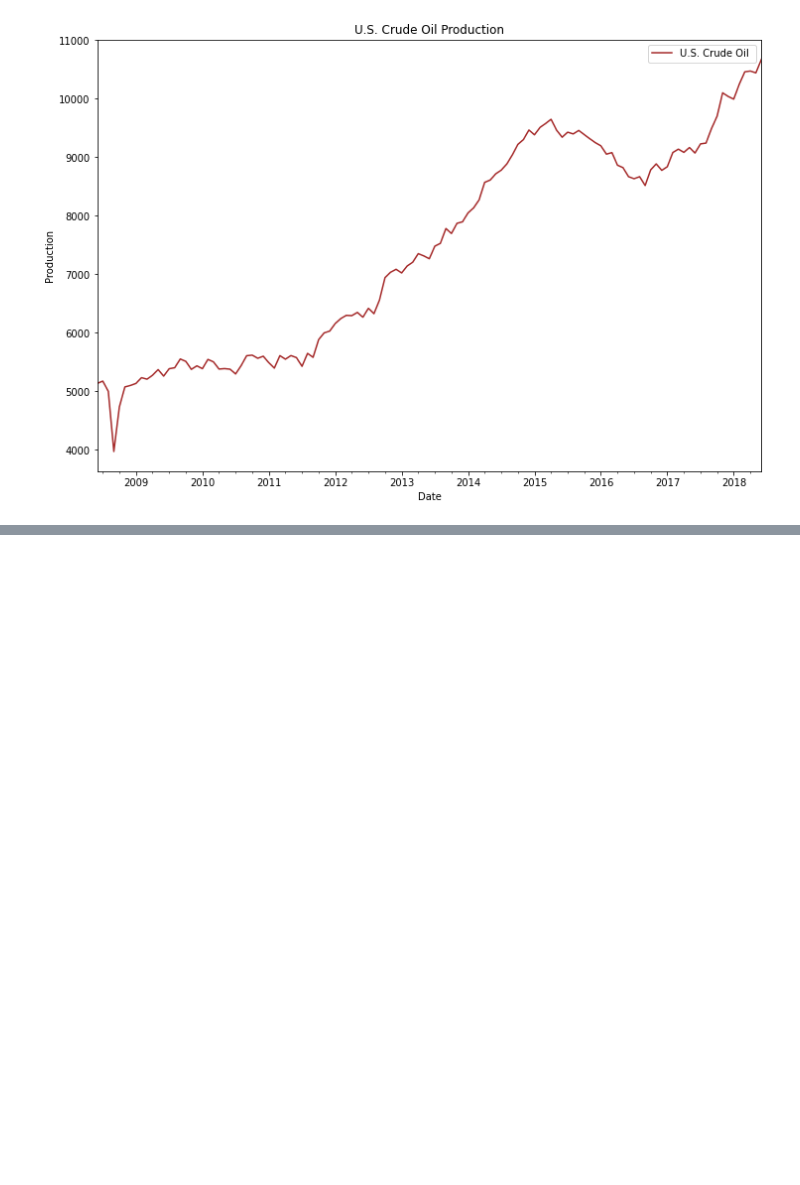
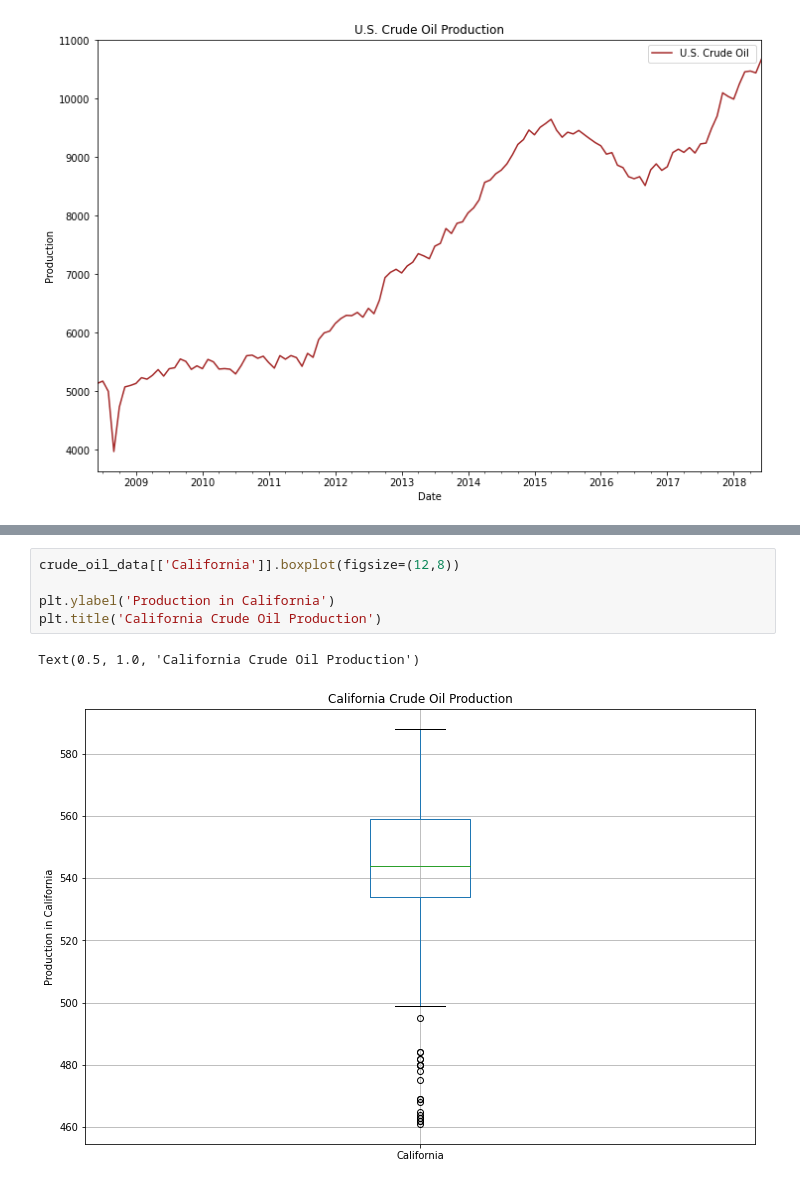
Before and after one commit to aaali-software/data-science-starter, a Jupyter notebook: notebooks/data-science-starter.ipynb, the cells around one changed output, grey strips where cells are left out. Saved outputs shown, nothing was run; the diff lists cells and outputs as text; blank space fills up the shorter version.

```diff
--- a/notebooks/data-science-starter.ipynb
+++ b/notebooks/data-science-starter.ipynb
@@ -189,0 +198,8 @@ Text(0.5, 1.0, 'U.S. Crude Oil Production')
+# %%
+crude_oil_data[['California']].boxplot(figsize=(12,8))
+
+plt.ylabel('Production in California')
+plt.title('California Crude Oil Production')
+# %% [output]
+Text(0.5, 1.0, 'California Crude Oil Production')
+[figure, added]
```
Also changed, not shown: parts of 2 cells of this notebook.
